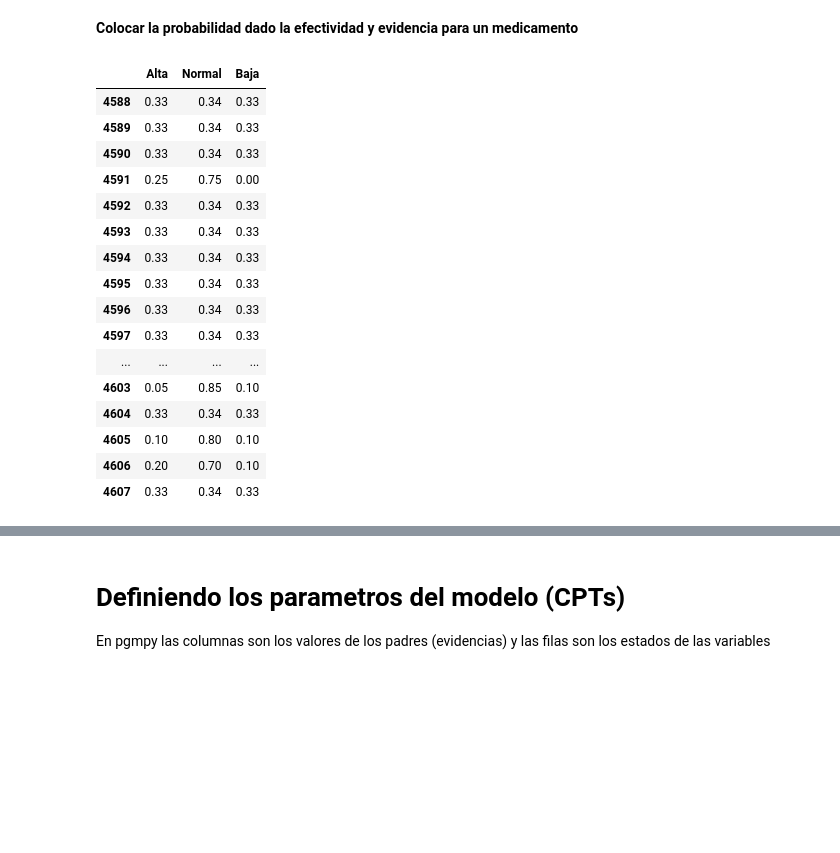
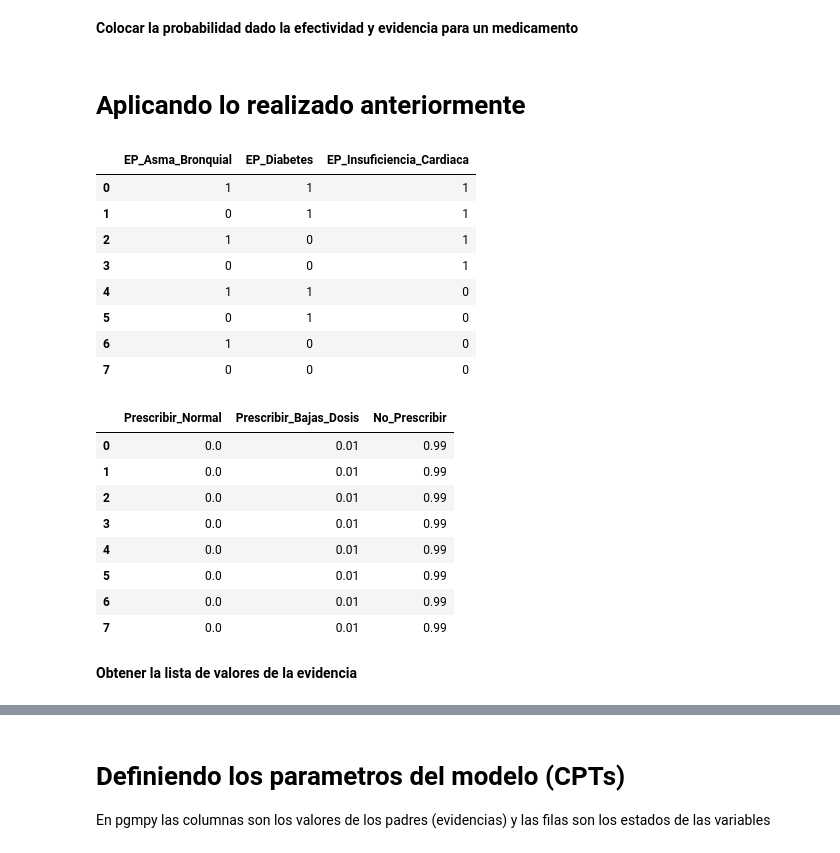
Before and after one commit to louMon/MedGeriatricThesis, a Jupyter notebook: Modelamiento Medicamentos - Patologias.ipynb, the cells around one changed output, grey strips where cells are left out. Cells and saved outputs as stored; diff of their text form; code cells hidden in the pictures; blank space fills up the shorter version.

```diff
--- a/Modelamiento Medicamentos - Patologias.ipynb
+++ b/Modelamiento Medicamentos - Patologias.ipynb
@@ -345,24 +353,32 @@ setProbabilisticValue(df_presion_arterial, dicc_metropolol, arrIndex_metropolol
 setProbabilisticValue(df_presion_arterial, dicc_prazosin, arrIndex_prazosin )
 setProbabilisticValue(df_presion_arterial, dicc_prazosin, arrIndex_propanolol )
 setProbabilisticValue(df_presion_arterial, dicc_verapamilo, arrIndex_verapamilo )
-# %%
-setProbabilisticValue(df_presion_arterial, dicc_amlodipino, arrIndex_amlodipino )
-df_presion_arterial.tail(20)
-# %% [output]
-|  | Alta | Normal | Baja |
-| 4588 | 0.33 | 0.34 | 0.33 |
-| 4589 | 0.33 | 0.34 | 0.33 |
-| 4590 | 0.33 | 0.34 | 0.33 |
-| 4591 | 0.25 | 0.75 | 0.00 |
-| 4592 | 0.33 | 0.34 | 0.33 |
-| 4593 | 0.33 | 0.34 | 0.33 |
-| 4594 | 0.33 | 0.34 | 0.33 |
-| 4595 | 0.33 | 0.34 | 0.33 |
-| 4596 | 0.33 | 0.34 | 0.33 |
-| 4597 | 0.33 | 0.34 | 0.33 |
-| ... | ... | ... | ... |
-| 4603 | 0.05 | 0.85 | 0.10 |
-| 4604 | 0.33 | 0.34 | 0.33 |
-| 4605 | 0.10 | 0.80 | 0.10 |
-| 4606 | 0.20 | 0.70 | 0.10 |
-| 4607 | 0.33 | 0.34 | 0.33 |
+# %% [markdown]
+# Aplicando lo realizado anteriormente
+# %%
+df_ANT_metoprolol  = createCombinationDataframe([2,2,2], ['EP_Asma_Bronquial','EP_Diabetes', 'EP_Insuficiencia_Cardiaca',])
+df_metoprolol = initProbabilisticDataframe([2,2,2],['Prescribir_Normal', 'Prescribir_Bajas_Dosis', 'No_Prescribir'],[0.00,0.01,0.99])
+# %%
+df_ANT_metoprolol
+# %% [output]
+|  | EP_Asma_Bronquial | EP_Diabetes | EP_Insuficiencia_Cardiaca |
+| 0 | 1 | 1 | 1 |
+| 1 | 0 | 1 | 1 |
+| 2 | 1 | 0 | 1 |
+| 3 | 0 | 0 | 1 |
+| 4 | 1 | 1 | 0 |
+| 5 | 0 | 1 | 0 |
+| 6 | 1 | 0 | 0 |
+| 7 | 0 | 0 | 0 |
+# %%
+df_metoprolol
+# %% [output]
+|  | Prescribir_Normal | Prescribir_Bajas_Dosis | No_Prescribir |
+| 0 | 0.0 | 0.01 | 0.99 |
+| 1 | 0.0 | 0.01 | 0.99 |
+| 2 | 0.0 | 0.01 | 0.99 |
+| 3 | 0.0 | 0.01 | 0.99 |
+| 4 | 0.0 | 0.01 | 0.99 |
+| 5 | 0.0 | 0.01 | 0.99 |
+| 6 | 0.0 | 0.01 | 0.99 |
+| 7 | 0.0 | 0.01 | 0.99 |
@@ -368,0 +397,2 @@ df_presion_arterial.tail(20)
+# %% [markdown]
+<b>Obtener la lista de valores de la evidencia</b>
```
Also changed, not shown: parts of 38 cells of this notebook, 1 other file.
